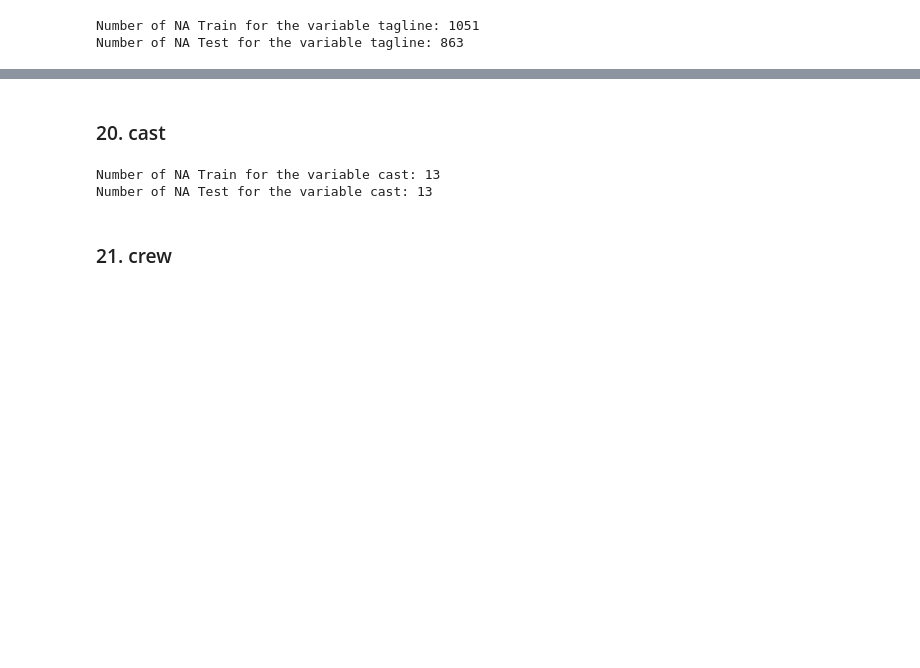
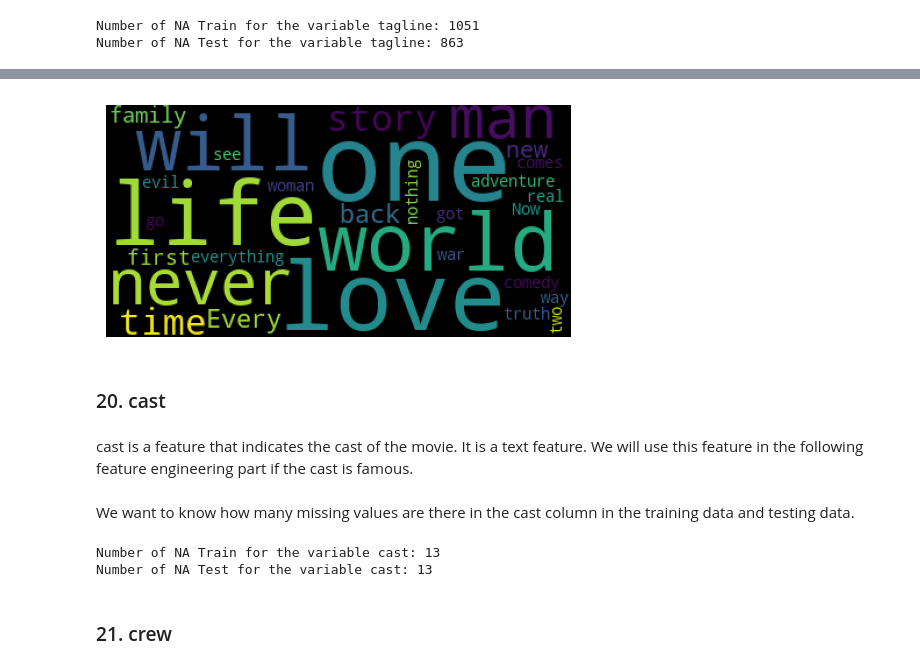
Before and after one commit to RyanYuanyang/TMDB-Movie-Prediction, a Jupyter notebook: DataAnalysis.ipynb, the cells around one changed output, grey strips where cells are left out. Saved outputs shown, nothing was run; the diff lists cells and outputs as text; code cells hidden in the pictures; blank space fills up the shorter version.

```diff
--- a/DataAnalysis.ipynb
+++ b/DataAnalysis.ipynb
@@ -865,3 +871,10 @@ Deutsch English        33
 Italiano               30
 English 普通话            24
 Name: count, dtype: int64
+# %%
+# count the frequency in the spoken_languages column in the test set
+test['spoken_languages'] = test['spoken_languages'].fillna('')
+spoken_lang = test['spoken_languages'].apply(lambda x:re.findall("'name':\s*\'(.+?)\'", x))
+spoken_lang = spoken_lang.apply(lambda x: ' '.join(x) if isinstance(x, list) and x != [] else np.nan)
+freq_spoken_lang = spoken_lang.value_counts()
+print(freq_spoken_lang.head(20))
@@ -883,3 +920,8 @@ status
 Released    7288
 Rumored        4
 Name: count, dtype: int64
+# %%
+# count the frequency in the status column in the test set
+test['status'] = test['status'].fillna('')
+status = test['status'].value_counts()
+print(status.head(2))
@@ -904,0 +986,8 @@ plt.axis('off')
+# %%
+# count the frequency in the tagline column in the test set
+test["tagline"] = test["tagline"].fillna("[]")
+tagline = "".join(test["tagline"])
+tagline = tagline.lower()
+tagline = [word for word in tagline.split() if word not in stopWords]
+freq_tagline = pd.Series(tagline).value_counts()
+print(freq_tagline.head(10))
@@ -905,5 +1006,20 @@ plt.axis('off')
+# %%
+# wordcloud for tagline in the test set
+test['tagline'] = test['tagline'].fillna('')
+wc_tagline=wordcloud.WordCloud(background_color='black',max_words=30,stopwords=None,mask=None,random_state=None,max_font_size=None,font_step=1,mode='RGB',relative_scaling='auto',colormap='viridis',normalize_plurals=False)
+wc_tagline.generate(' '.join(test['tagline']))
+plt.figure(figsize=(6,6))
+plt.imshow(wc_tagline)
+plt.axis('off')
+plt.show()
+# %% [output]
+[figure, added]
 # %% [markdown]
 ### 20. cast
+# %% [markdown]
+cast is a feature that indicates the cast of the movie. It is a text feature. We will use this feature in the following feature engineering part if the cast is famous.
+# %% [markdown]
+We want to know how many missing values are there in the cast column in the training data and testing data.
 # %%
 print("Number of NA Train for the variable cast: " + str(train[train.cast.isna()].shape[0]))
 print("Number of NA Test for the variable cast: " + str(test[test.cast.isna()].shape[0]))
```
Also changed, not shown: parts of 35 cells of this notebook.
